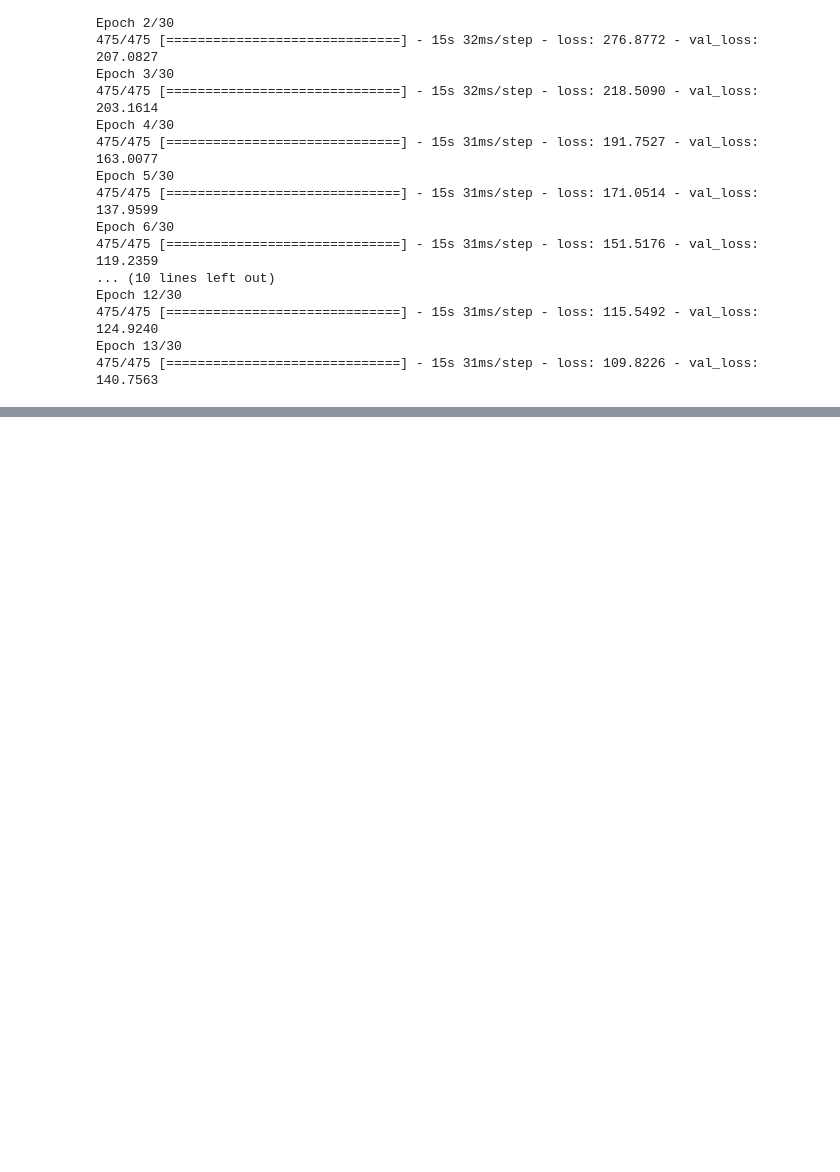
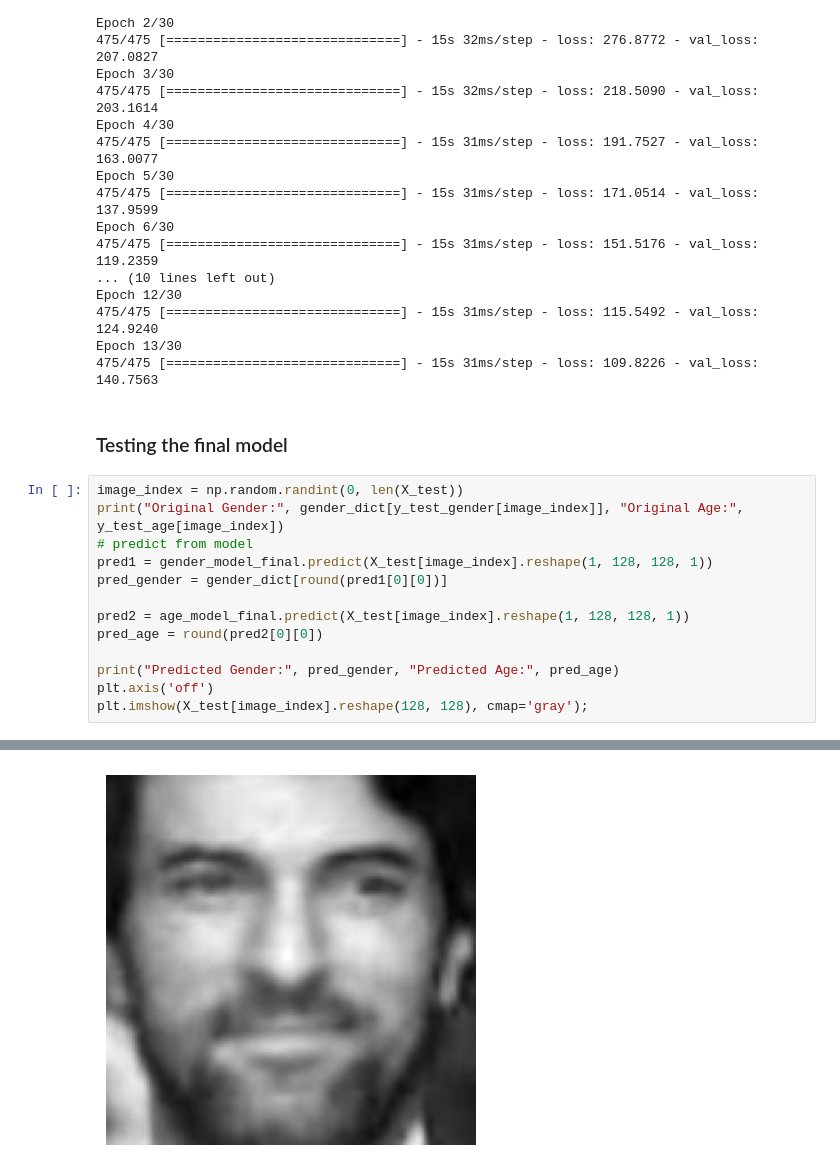
Before and after one commit to manashb21/CNN_AgeGenderPrediction, a Jupyter notebook: age-gender-cnn.ipynb, the cells around one changed output, grey strips where cells are left out. Cells and saved outputs as stored; diff of their text form; blank space fills up the shorter version.

Commit message:
Kaggle Notebook | age_gender_CNN | Version 4

```diff
--- a/age-gender-cnn.ipynb
+++ b/age-gender-cnn.ipynb
@@ -572,3 +567,19 @@ Epoch 12/30
 475/475 [==============================] - 15s 31ms/step - loss: 115.5492 - val_loss: 124.9240
 Epoch 13/30
 475/475 [==============================] - 15s 31ms/step - loss: 109.8226 - val_loss: 140.7563
+# %% [markdown]
+### Testing the final model
+# %%
+image_index = np.random.randint(0, len(X_test))
+print("Original Gender:", gender_dict[y_test_gender[image_index]], "Original Age:", y_test_age[image_index])
+# predict from model
+pred1 = gender_model_final.predict(X_test[image_index].reshape(1, 128, 128, 1))
+pred_gender = gender_dict[round(pred1[0][0])]
+
+pred2 = age_model_final.predict(X_test[image_index].reshape(1, 128, 128, 1))
+pred_age = round(pred2[0][0])
+
+print("Predicted Gender:", pred_gender, "Predicted Age:", pred_age)
+plt.axis('off')
+plt.imshow(X_test[image_index].reshape(128, 128), cmap='gray');
+# %% [output]
@@ -574,0 +590 @@ Epoch 13/30
+[figure, added]
```
Also changed, not shown: parts of 2 cells of this notebook.
